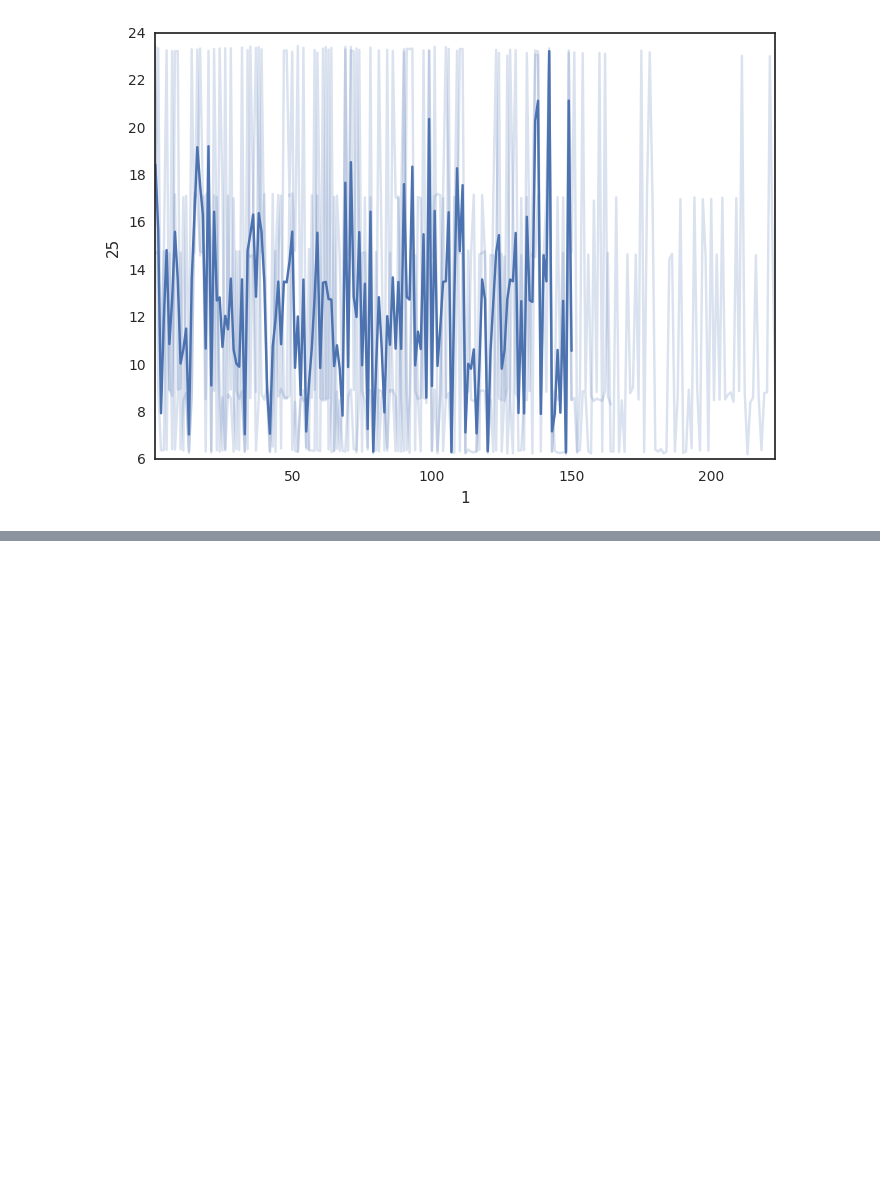
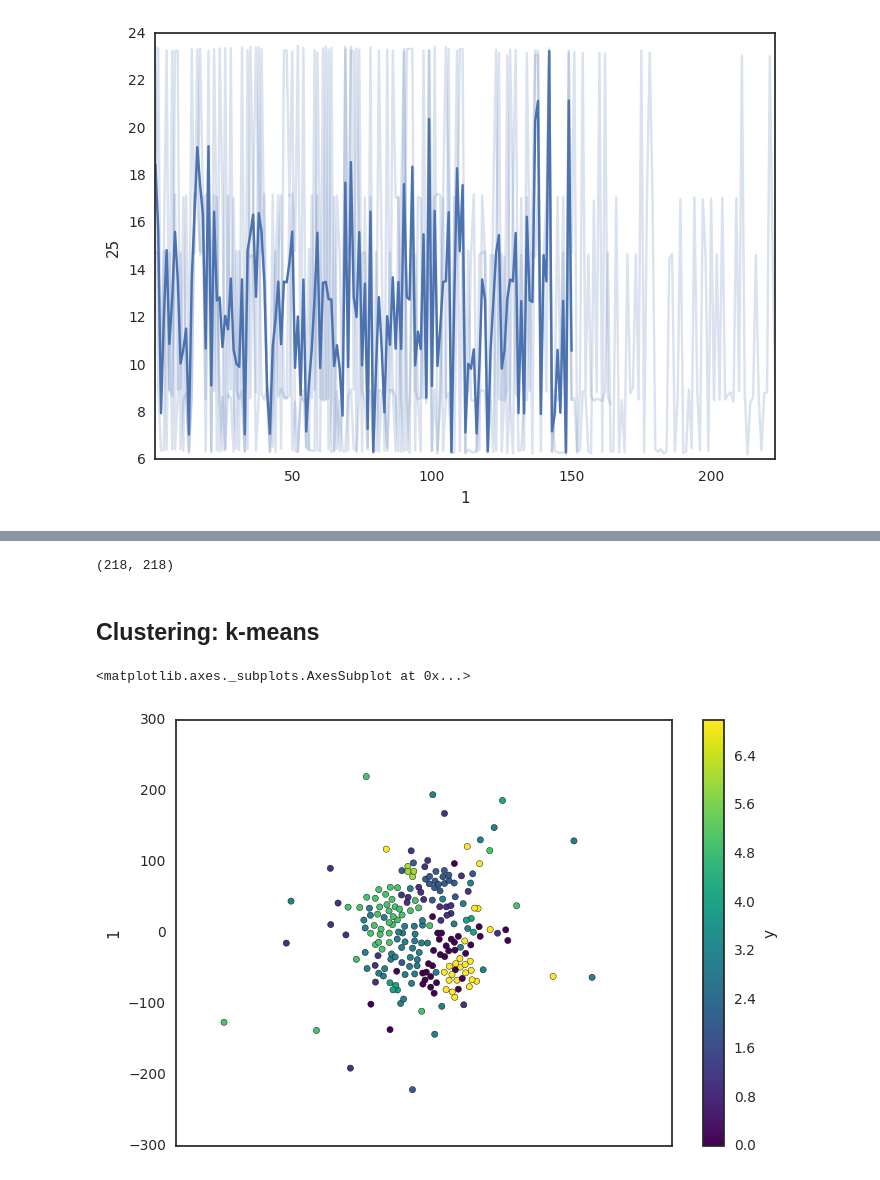
Before and after one commit to effa/time-series-clustering, a Jupyter notebook: exploratory-analysis.ipynb, the cells around one changed output, grey strips where cells are left out. Saved outputs shown, nothing was run; the diff lists cells and outputs as text; code cells hidden in the pictures; blank space fills up the shorter version.

```diff
--- a/exploratory-analysis.ipynb
+++ b/exploratory-analysis.ipynb
@@ -64,0 +94,6 @@ dtype: object
+# %%
+# compute matrix of pairwise distances
+euclidean_distances = pairwise_distances(features, metric='euclidean')
+euclidean_distances.shape
+# %% [output]
+(218, 218)
@@ -64,0 +103,2 @@ dtype: object
+# %% [markdown]
+## Clustering: k-means
@@ -64,0 +110,15 @@ dtype: object
+# %%
+# QUESTION/TRY: use features or matrix of distances (-> "distances of distances"
+# as KMeans model assumes it got points in Euclidean space and compute the distances itself)
+y_pred = KMeans(n_clusters=8).fit_predict(euclidean_distances)
+# %%
+# take a look at the result
+tsne = TSNE(perplexity=20, learning_rate=1000, metric='precomputed')
+emb = pd.DataFrame(tsne.fit_transform(euclidean_distances))
+emb['y'] = y_pred
+# %%
+# TODO: discrete color labels
+emb.plot(kind='scatter', x=0, y=1, c='y', cmap='viridis')
+# %% [output]
+<matplotlib.axes._subplots.AxesSubplot at 0x...>
+[figure, added]
```
Also changed, not shown: parts of 18 cells of this notebook.
